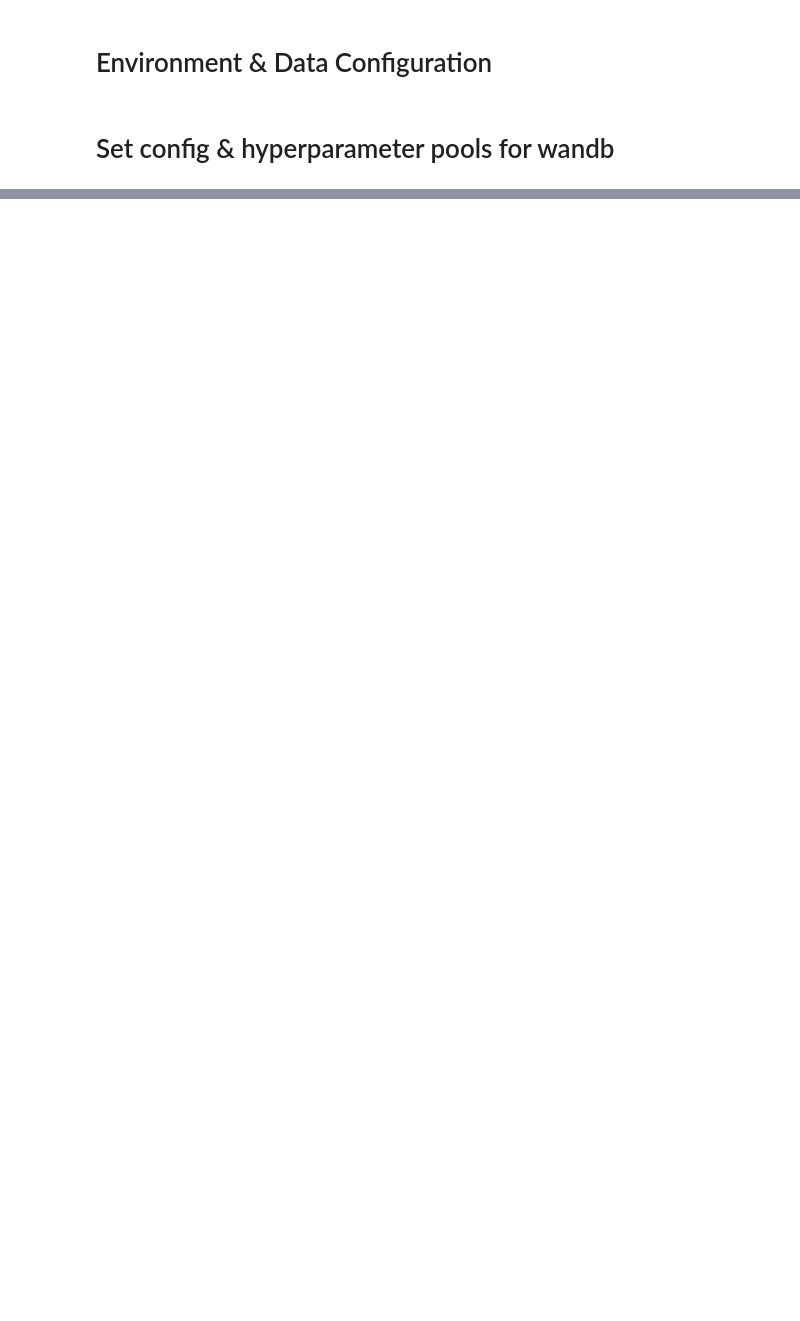
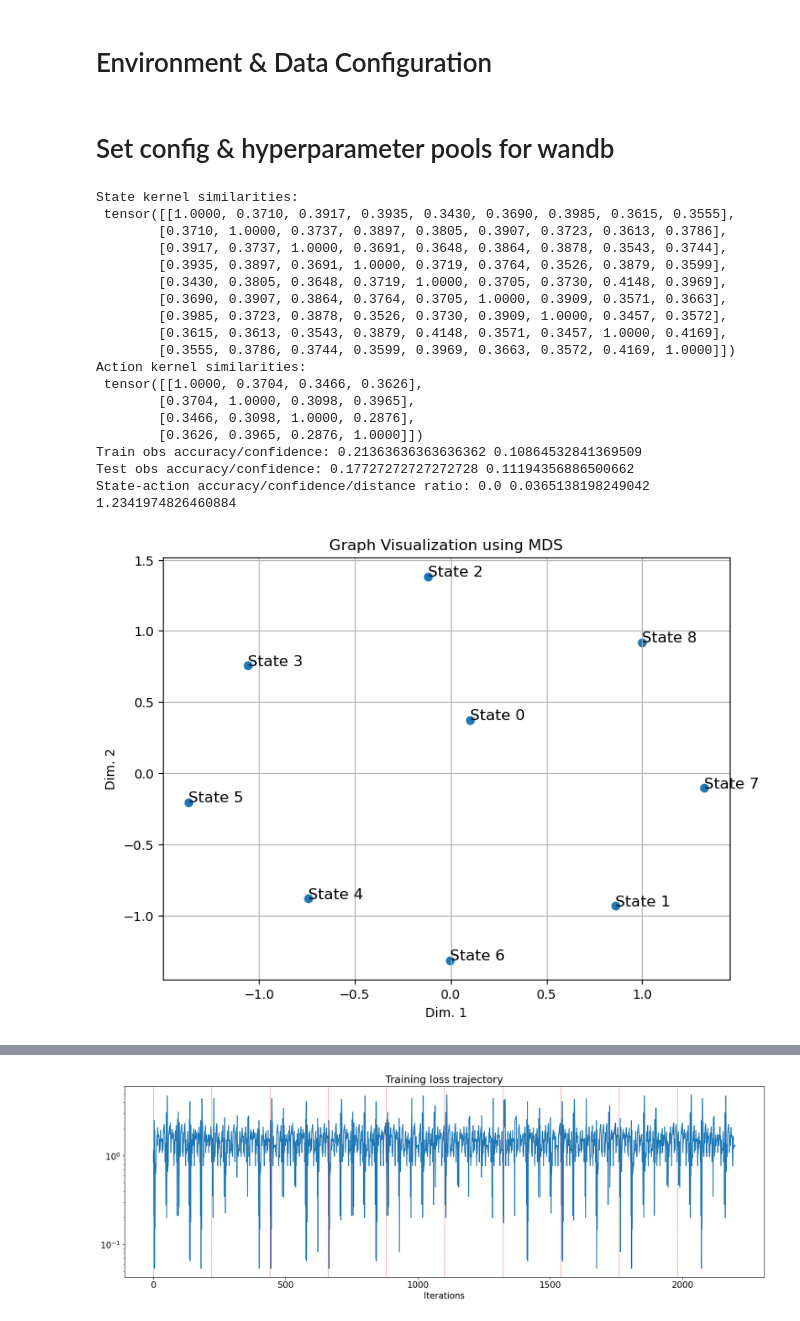
Before and after one commit to calvin4770/POCML, a Jupyter notebook: gcml-auto.ipynb, the cells around one changed output, grey strips where cells are left out. Drawn from its saved outputs; the diff is of its cells as text; code cells hidden in the pictures; blank space fills up the shorter version.

Commit message:
clean-up and add analytic and evaluations in automation

```diff
--- a/gcml-auto.ipynb
+++ b/gcml-auto.ipynb
@@ -81,40 +83,67 @@ param_pool = {
     "normalize" : False,
     "reset_every" : 4,
     "refactor_memory" : True,
-    "epochs" : 10
+    # training / optimizer
+    "epochs" : 5
 }
-# %%
-import itertools
-
-def generate_combinations_loader(param_pool):
-    keys, values = zip(*[
-        (k, v if isinstance(v, list) else [v])
-        for k, v in param_pool.items()
-    ])
-    for combination in itertools.product(*values):
-        yield dict(zip(keys, combination))
-
-# Use the loader to generate combinations one at a time
-param_loader = generate_combinations_loader(param_pool)
 # %%
-from inspect import signature
-
-def filter_param(param: dict, obj) -> dict:
-    init_params = signature(obj).parameters
-    return {k: v for k, v in param.items() if k in init_params}
+# Use the loader to generate combinations one at a time
+param_loader = generate_combinations_loader(param_pool)
 
 for params in param_loader:
 
     # Filter parameters to match the model & trainer's __init__ signature
     trainer_params = filter_param(params, POCMLTrainer)
     model_params = filter_param(params, POCML)
 
     # Instantiate the model & trainer using the filtered dictionary
     model = POCML(**model_params)
     trainer = POCMLTrainer(model = model, train_loader = train_dataloader, **trainer_params)
+    # train the model and record its loss
     loss_record = np.array(trainer.train(params["epochs"])).reshape(params["epochs"],-1)
 
-    visualize(model.get_state_differences().numpy(), legend = "State")
-    visualize(model.get_action_differences().numpy(), "Action")
+    ## Analytics
+    # get state & action kernel similarities
+    phi_Q = model.get_state_kernel()
+    phi_V = model.get_action_kernel()
+    k_sim_Q = sim(phi_Q.T, phi_Q.T)
+    k_sim_V = sim(phi_V.T, phi_V.T)
+
+    ## Evaluations
+    train_acc, train_confidences = evaluate.accuracy(model, train_dataloader)
+    test_acc, test_confidences = evaluate.accuracy(model, test_dataloader)
+    sa_acc, sa_confidences, sa_distance_ratios = evaluate.state_transition_consistency(model, env)
+
+
+    print("State kernel similarities:\n", k_sim_Q)
+    print("Action kernel similarities:\n", k_sim_V)
+
+    print("Train obs accuracy/confidence:", train_acc, np.mean(train_confidences))
+    print("Test obs accuracy/confidence:", test_acc, np.mean(test_confidences))
+    print("State-action accuracy/confidence/distance ratio:", sa_acc, np.mean(sa_confidences), np.mean(sa_distance_ratios))
+
+    ## Visualization
+    visualize(model.get_state_differences().numpy(), legend = "State", title = "MDS State Differences")
+    visualize(model.get_action_differences().numpy(), legend = "Action", title = "MDS Action Differences")
     visualize_loss(loss_record, num_desired_trajectories, trajectory_length, per_epoch=False)
     visualize_loss(loss_record, num_desired_trajectories, trajectory_length, per_epoch=True)
+# %% [output]
+State kernel similarities:
+ tensor([[1.0000, 0.3710, 0.3917, 0.3935, 0.3430, 0.3690, 0.3985, 0.3615, 0.3555],
+        [0.3710, 1.0000, 0.3737, 0.3897, 0.3805, 0.3907, 0.3723, 0.3613, 0.3786],
+        [0.3917, 0.3737, 1.0000, 0.3691, 0.3648, 0.3864, 0.3878, 0.3543, 0.3744],
+        [0.3935, 0.3897, 0.3691, 1.0000, 0.3719, 0.3764, 0.3526, 0.3879, 0.3599],
+        [0.3430, 0.3805, 0.3648, 0.3719, 1.0000, 0.3705, 0.3730, 0.4148, 0.3969],
+        [0.3690, 0.3907, 0.3864, 0.3764, 0.3705, 1.0000, 0.3909, 0.3571, 0.3663],
+        [0.3985, 0.3723, 0.3878, 0.3526, 0.3730, 0.3909, 1.0000, 0.3457, 0.3572],
+        [0.3615, 0.3613, 0.3543, 0.3879, 0.4148, 0.3571, 0.3457, 1.0000, 0.4169],
+        [0.3555, 0.3786, 0.3744, 0.3599, 0.3969, 0.3663, 0.3572, 0.4169, 1.0000]])
+Action kernel similarities:
+ tensor([[1.0000, 0.3704, 0.3466, 0.3626],
+        [0.3704, 1.0000, 0.3098, 0.3965],
+        [0.3466, 0.3098, 1.0000, 0.2876],
+        [0.3626, 0.3965, 0.2876, 1.0000]])
+Train obs accuracy/confidence: 0.21363636363636362 0.10864532841369509
+Test obs accuracy/confidence: 0.17727272727272728 0.11194356886500662
+State-action accuracy/confidence/distance ratio: 0.0 0.0365138198249042 1.2341974826460884
+[figure, added]
@@ -120,0 +151 @@ for params in param_loader:
+[figure, added]
```
Also changed, not shown: parts of 9 cells of this notebook, 3 other files.
